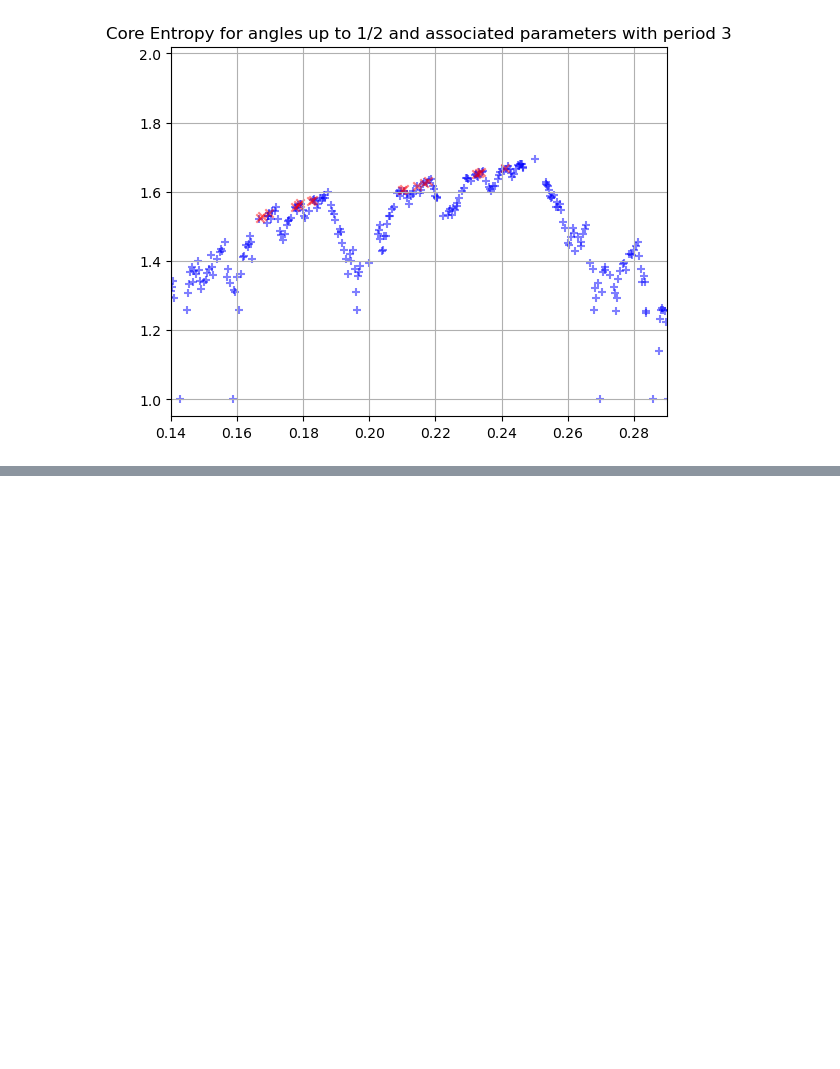
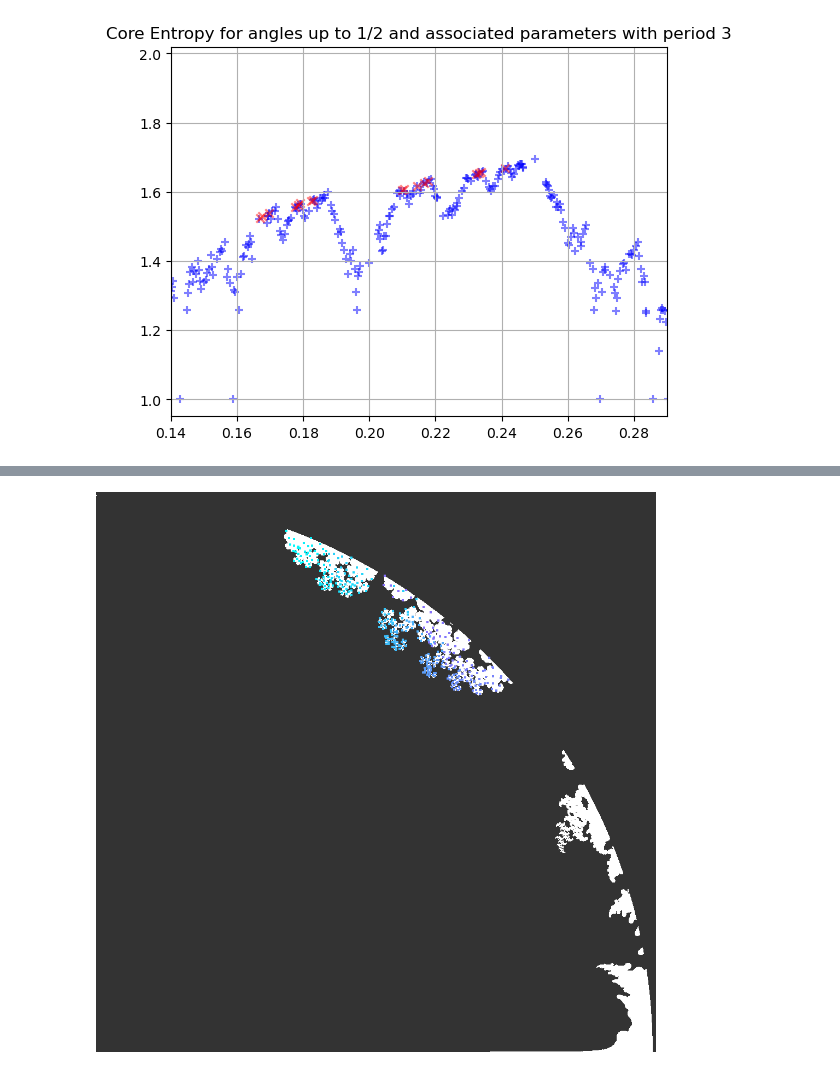
Before and after one commit to SilvestriStefano/coreEntropy_neighborIFS, a Jupyter notebook: scripts/solAlgANDchekingNewIdea.ipynb, the cells around one changed output, grey strips where cells are left out. Drawn from its saved outputs; the diff is of its cells as text; code cells hidden in the pictures; blank space fills up the shorter version.

```diff
--- a/scripts/solAlgANDchekingNewIdea.ipynb
+++ b/scripts/solAlgANDchekingNewIdea.ipynb
@@ -348,0 +446,13 @@ plt.show()
+# %%
+for i,l in enumerate(angles_lam):
+    px=l.real
+    py=l.imag
+    x=int((px-xmin)*(WIDTH-1)/(xmax-xmin))
+    y=int((py-ymax)*(WIDTH-1)/(ymin-ymax))
+    clr = (int(250/1023*(i-1023)+250),int(250/1023*(1023-i)),250)
+    for m,n in product(range(-2,2), repeat=2):
+        pixels[x+m,y+n] = clr
+# display the output
+image.show() #opens a new window
+# %% [output]
+[figure, added]
```
Also changed, not shown: parts of 31 cells of this notebook, 6 other files.
